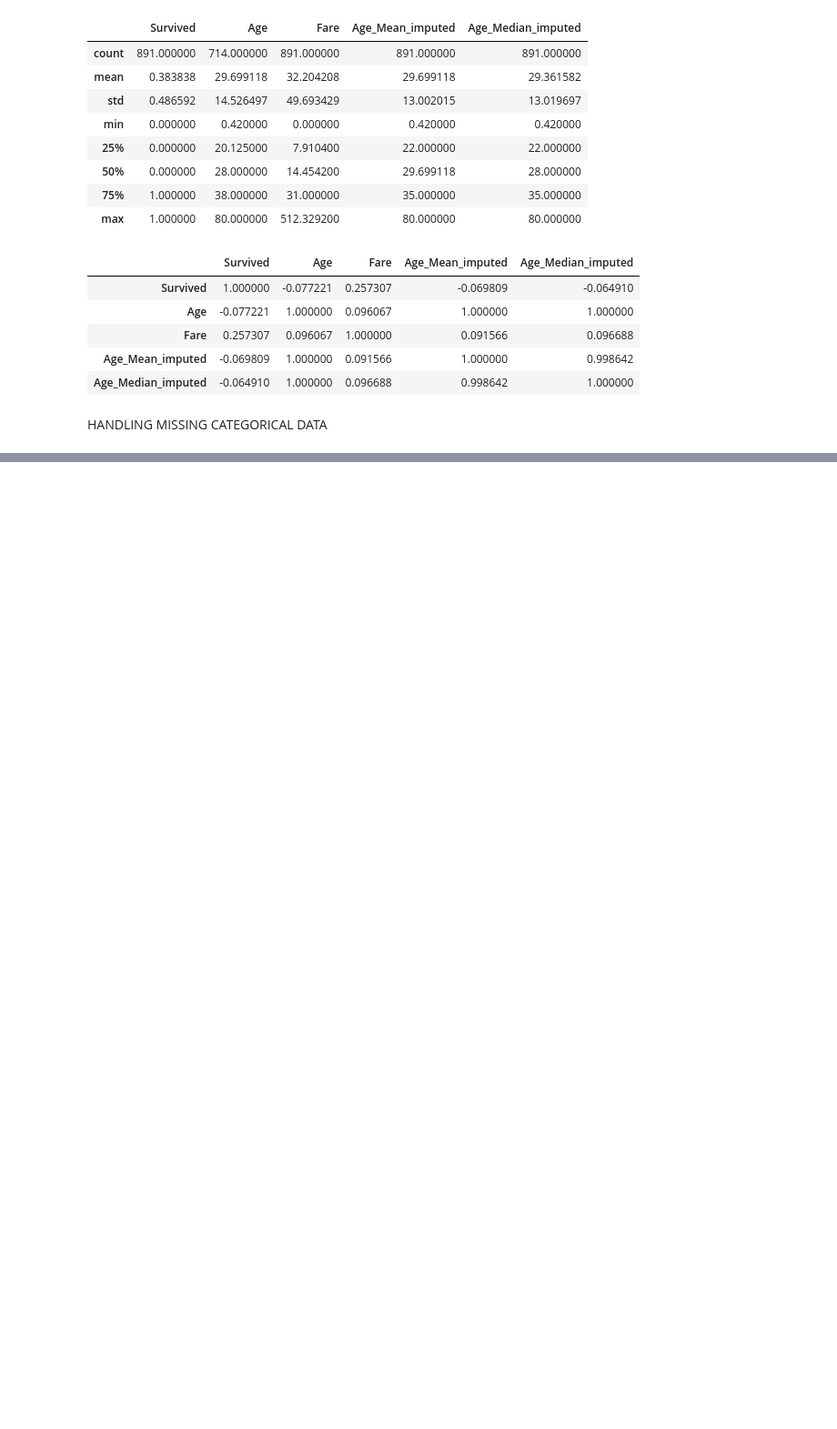
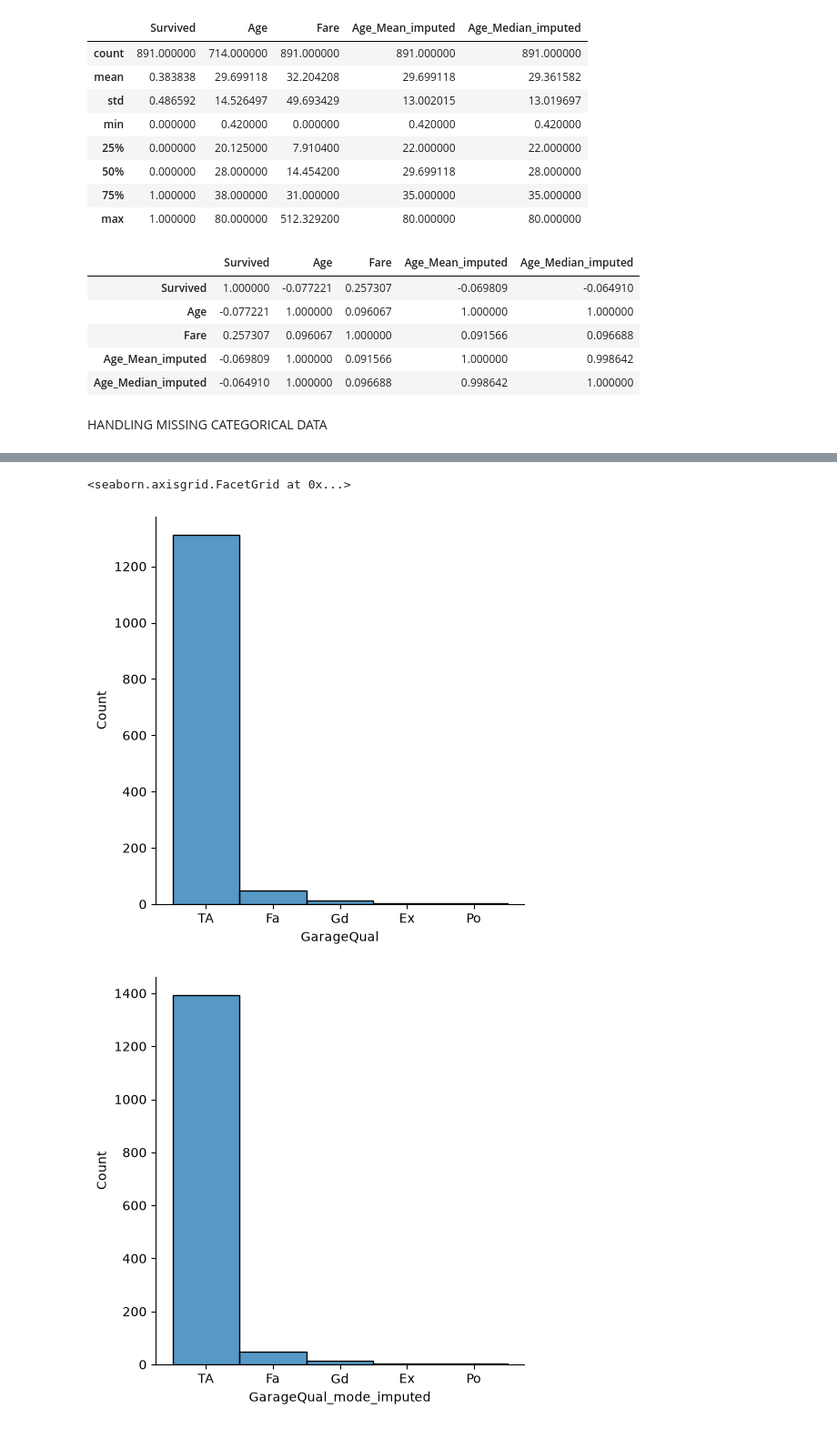
Before and after one commit to scareecodee/MachineLearningWork, a Jupyter notebook: Handling_missing_values.ipynb, the cells around one changed output, grey strips where cells are left out. Shown at 91% size. Drawn from its saved outputs; the diff is of its cells as text; code cells hidden in the pictures; blank space fills up the shorter version.

```diff
--- a/Handling_missing_values.ipynb
+++ b/Handling_missing_values.ipynb
@@ -95,3 +95,5 @@ df.corr() # there should not be big deviation after and before imputation in cor
 | Age_Median_imputed | -0.064910 | 1.000000 | 0.096688 | 0.998642 | 1.000000 |
 # %% [markdown]
 HANDLING MISSING CATEGORICAL DATA
+# %%
+df=pd.read_csv("housing.csv",usecols=["GarageQual","FireplaceQu","SalePrice"])
@@ -97,0 +130,4 @@ HANDLING MISSING CATEGORICAL DATA
+# %%
+df["GarageQual_mode_imputed"] = df["GarageQual"].fillna(
+    df["GarageQual"].mode()[0]
+)
@@ -97,0 +143,8 @@ HANDLING MISSING CATEGORICAL DATA
+# %%
+import seaborn as sns
+sns.displot(data=df["GarageQual"])
+sns.displot(data=df["GarageQual_mode_imputed"])
+# %% [output]
+<seaborn.axisgrid.FacetGrid at 0x...>
+[figure, added]
+[figure, added]
```
Also changed, not shown: parts of 6 cells of this notebook, 5 other files.
